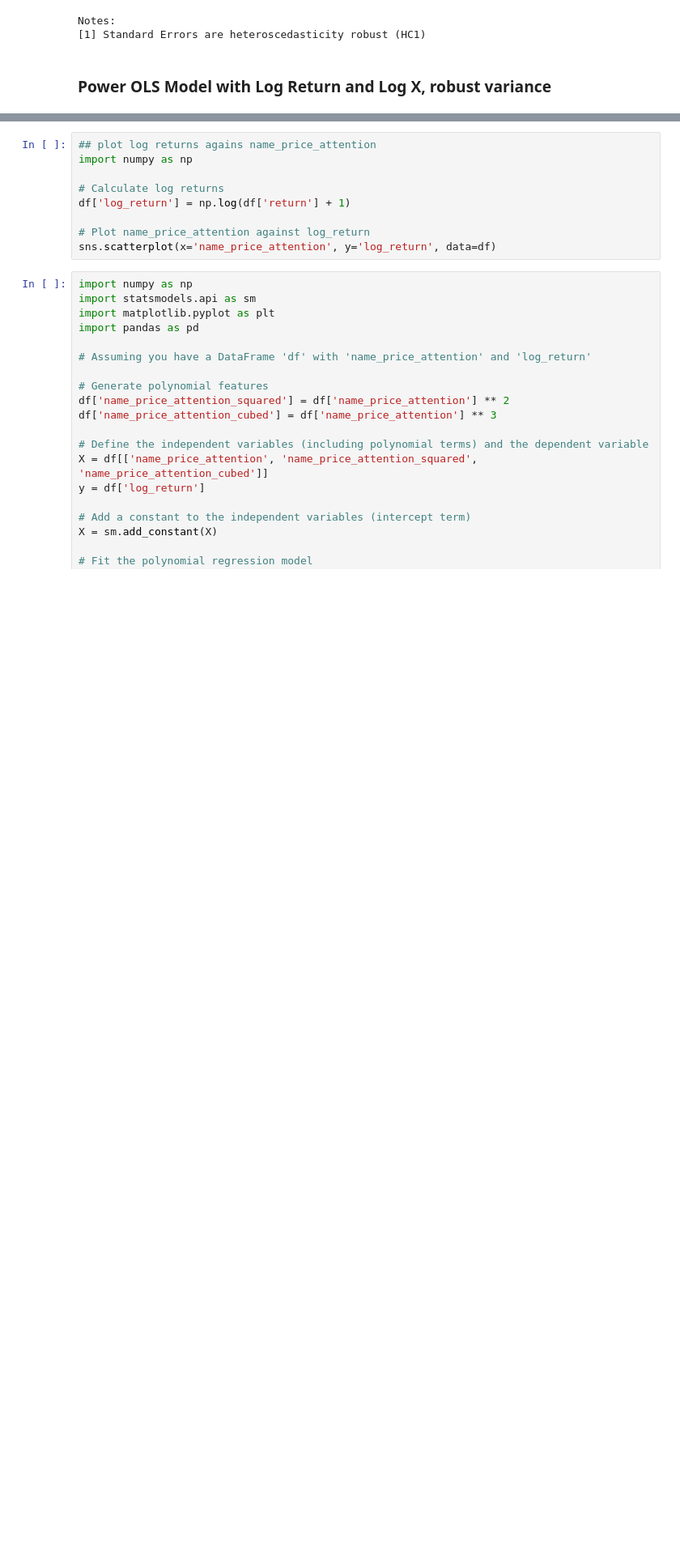
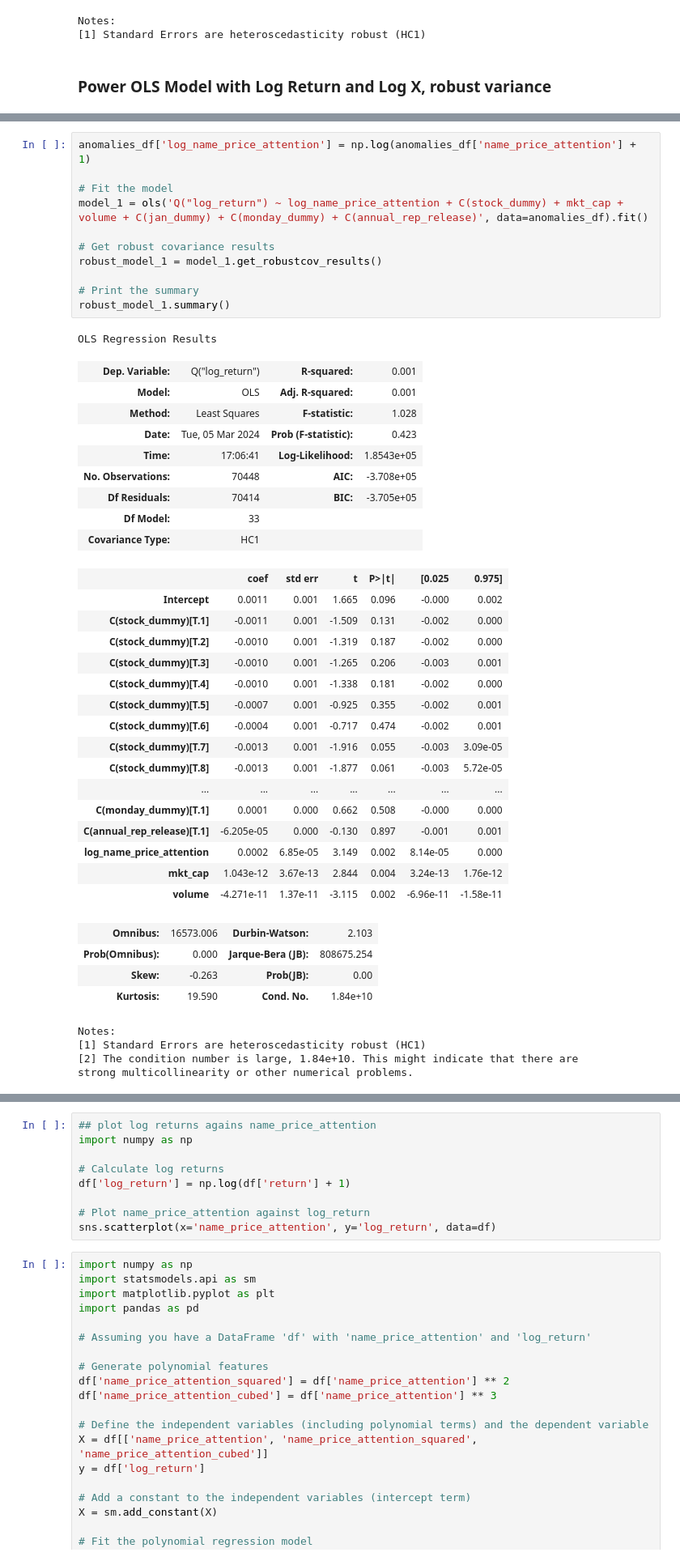
Before and after one commit to senaruetschlin/Investor_Attention, a Jupyter notebook: Robust_regression_file_alex_scaled_clean.ipynb, the cells around one changed output, grey strips where cells are left out. Shown: that part at 81% size. Saved outputs shown, nothing was run; the diff lists cells and outputs as text; blank space fills up the shorter version.

```diff
--- a/Robust_regression_file_alex_scaled_clean.ipynb
+++ b/Robust_regression_file_alex_scaled_clean.ipynb
@@ -416,0 +599,46 @@ Notes:
+# %%
+anomalies_df['log_name_price_attention'] = np.log(anomalies_df['name_price_attention'] + 1)
+
+# Fit the model
+model_1 = ols('Q("log_return") ~ log_name_price_attention + C(stock_dummy) + mkt_cap + volume + C(jan_dummy) + C(monday_dummy) + C(annual_rep_release)', data=anomalies_df).fit()
+
+# Get robust covariance results
+robust_model_1 = model_1.get_robustcov_results()
+
+# Print the summary
+robust_model_1.summary()
+# %% [output]
+OLS Regression Results
+| Dep. Variable: | Q("log_return") | R-squared: | 0.001 |
+| Model: | OLS | Adj. R-squared: | 0.001 |
+| Method: | Least Squares | F-statistic: | 1.028 |
+| Date: | Tue, 05 Mar 2024 | Prob (F-statistic): | 0.423 |
+| Time: | 17:06:41 | Log-Likelihood: | 1.8543e+05 |
+| No. Observations: | 70448 | AIC: | -3.708e+05 |
+| Df Residuals: | 70414 | BIC: | -3.705e+05 |
+| Df Model: | 33 |  |  |
+| Covariance Type: | HC1 |  |  |
+|  | coef | std err | t | P>|t| | [0.025 | 0.975] |
+| Intercept | 0.0011 | 0.001 | 1.665 | 0.096 | -0.000 | 0.002 |
+| C(stock_dummy)[T.1] | -0.0011 | 0.001 | -1.509 | 0.131 | -0.002 | 0.000 |
+| C(stock_dummy)[T.2] | -0.0010 | 0.001 | -1.319 | 0.187 | -0.002 | 0.000 |
+| C(stock_dummy)[T.3] | -0.0010 | 0.001 | -1.265 | 0.206 | -0.003 | 0.001 |
+| C(stock_dummy)[T.4] | -0.0010 | 0.001 | -1.338 | 0.181 | -0.002 | 0.000 |
+| C(stock_dummy)[T.5] | -0.0007 | 0.001 | -0.925 | 0.355 | -0.002 | 0.001 |
+| C(stock_dummy)[T.6] | -0.0004 | 0.001 | -0.717 | 0.474 | -0.002 | 0.001 |
+| C(stock_dummy)[T.7] | -0.0013 | 0.001 | -1.916 | 0.055 | -0.003 | 3.09e-05 |
+| C(stock_dummy)[T.8] | -0.0013 | 0.001 | -1.877 | 0.061 | -0.003 | 5.72e-05 |
+| ... | ... | ... | ... | ... | ... | ... |
+| C(monday_dummy)[T.1] | 0.0001 | 0.000 | 0.662 | 0.508 | -0.000 | 0.000 |
+| C(annual_rep_release)[T.1] | -6.205e-05 | 0.000 | -0.130 | 0.897 | -0.001 | 0.001 |
+| log_name_price_attention | 0.0002 | 6.85e-05 | 3.149 | 0.002 | 8.14e-05 | 0.000 |
+| mkt_cap | 1.043e-12 | 3.67e-13 | 2.844 | 0.004 | 3.24e-13 | 1.76e-12 |
+| volume | -4.271e-11 | 1.37e-11 | -3.115 | 0.002 | -6.96e-11 | -1.58e-11 |
+| Omnibus: | 16573.006 | Durbin-Watson: | 2.103 |
+| Prob(Omnibus): | 0.000 | Jarque-Bera (JB): | 808675.254 |
+| Skew: | -0.263 | Prob(JB): | 0.00 |
+| Kurtosis: | 19.590 | Cond. No. | 1.84e+10 |
+Notes:
+[1] Standard Errors are heteroscedasticity robust (HC1)
+[2] The condition number is large, 1.84e+10. This might indicate that there are
+strong multicollinearity or other numerical problems.
```
Also changed, not shown: parts of 27 cells of this notebook.
